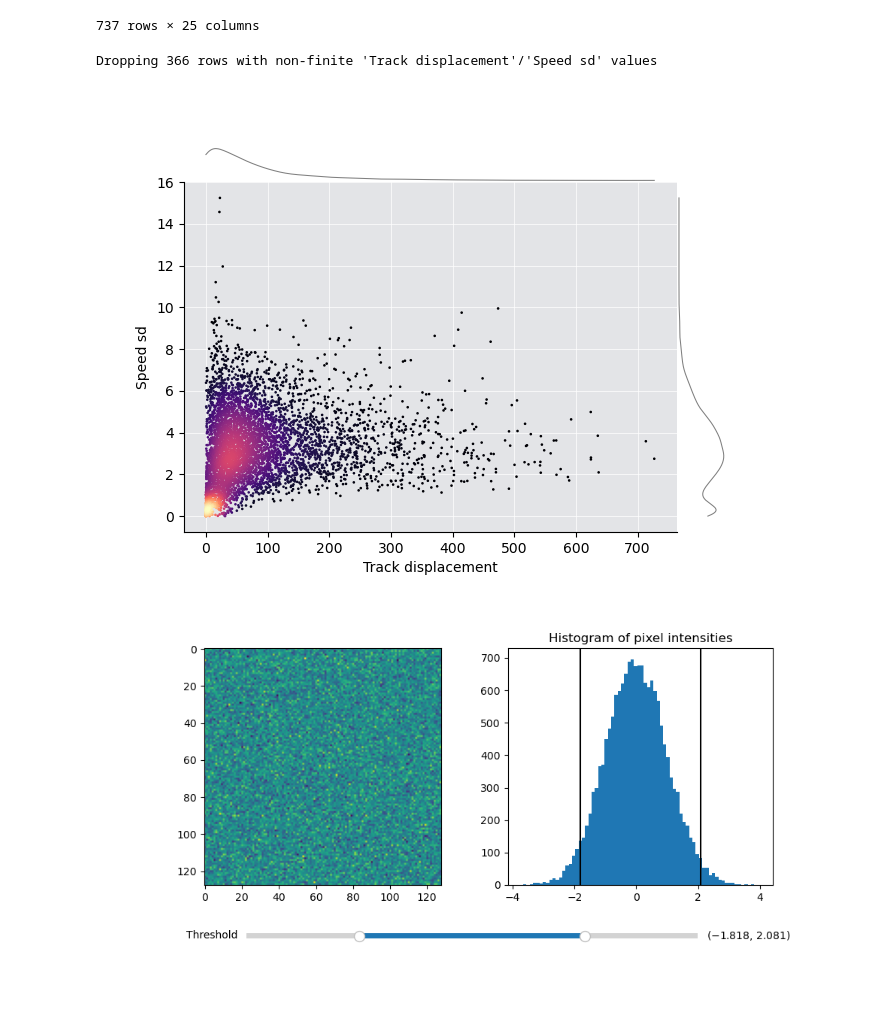
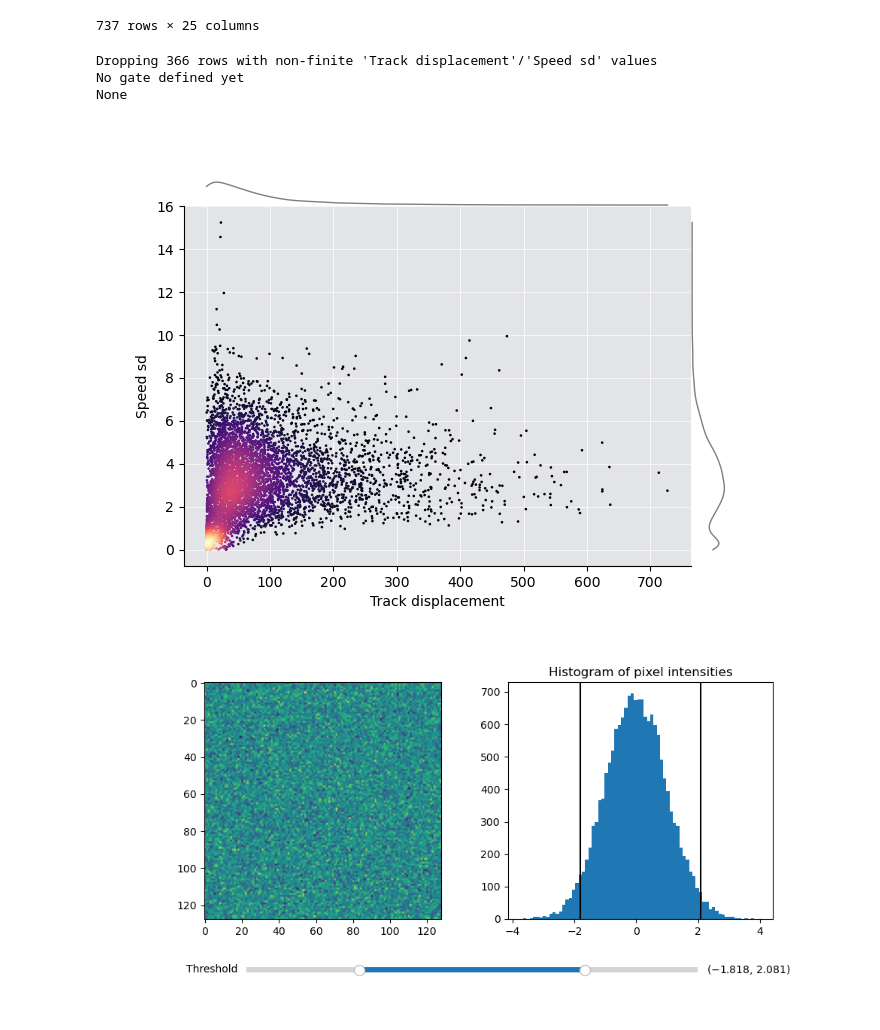
Before and after one commit to BranislavModriansky/Peregrin, a Jupyter notebook: lib/peregrin/Z_sketches/filter_computations.ipynb, the cells around one changed output. Drawn from its saved outputs; the diff is of its cells as text; code cells hidden in the pictures.

```diff
--- a/lib/peregrin/Z_sketches/filter_computations.ipynb
+++ b/lib/peregrin/Z_sketches/filter_computations.ipynb
@@ -101,6 +101,8 @@ from mpl_toolkits.axes_grid1 import make_axes_locatable
 from scipy.stats import gaussian_kde
 import numpy as np
 import pandas as pd
+
+from matplotlib.widgets import Cursor
 
 df = pd.read_csv(r"C:\Users\modri\Desktop\Lab\Peregrin project\Data\Track stats 2026-02-22.csv")
 
@@ -132,7 +134,7 @@ def gate(
     df = df.loc[finite].reset_index(drop=True)
     xdata = xdata[finite]
     ydata = ydata[finite]
-    xy = np.column_stack([xdata, ydata])
+    # xy = np.column_stack([xdata, ydata])
 
 
     # compute local point density (count) via Gaussian KDE
@@ -152,12 +154,12 @@ def gate(
 
     # --- marginal KDE plots on the top (x) and right (y) axes ---
     divider = make_axes_locatable(ax)
-    ax_top = divider.append_axes("top", size="10%", pad=0, sharex=ax)
-    ax_right = divider.append_axes("right", size="10%", pad=0, sharey=ax)
+    ax_top = divider.append_axes("top", size="7%", pad=0, sharex=ax)
+    ax_right = divider.append_axes("right", size="7%", pad=0, sharey=ax)
 
     _c  = "#0b0205"
     _c = 'grey'
-    _lw = 0.75
+    _lw = 1
 
     kde_x = gaussian_kde(xdata)
     x_grid = np.linspace(xdata.min(), xdata.max(), 400)
@@ -178,6 +180,20 @@ def gate(
     # store selection so you can use it in later cells
     selection = {"mask": None, "verts": None}
 
+    _color = '#002fff'
+    _color2 = "#002fff4b"
+
+    # Set useblit=True on most backends for enhanced performance.
+    # Keep a reference on fig so the crosshair survives across cells.
+    fig._cursor = Cursor(
+        ax,
+        useblit=True,
+        color=_color2,
+        linewidth=1,
+        horizOn=True,
+        vertOn=True,
+    )
+
     def on_select(verts):
         path = Path(verts)
         inside = path.contains_points(np.column_stack([xs, ys]))
@@ -185,37 +201,39 @@ def gate(
         pts.set_facecolors(colors)
         fig.canvas.draw_idle()
         selection["mask"] = inside
         selection["verts"] = verts
         print(f"{inside.sum()} points inside gate")
 
     ax.set_facecolor("#e3e4e7")
     ax.grid(True, color="white", linewidth=0.5, zorder=0)
 
-
     # keep a reference on fig so it survives across cells
     fig._poly_selector = PolygonSelector(
         ax,
         on_select,
         useblit=True,
         props=dict(
-            color="#002fff",
+            color=_color,
             lw=1.25,
             zorder=99999
         ),
         handle_props=dict(
-            markeredgecolor='#002fff',
+            markeredgecolor=_color,
             markerfacecolor='white',
             alpha=1,
             zorder=99999
         )
     )
 
     plt.show()
 
+
 gate(df, y="Speed sd", x="Track displacement")
 # %% [output]
 Dropping 366 rows with non-finite 'Track displacement'/'Speed sd' values
+No gate defined yet
+None
-[figure, old version]
+[figure, new version]
 # %%
 import matplotlib.pyplot as plt
 import numpy as np
```
